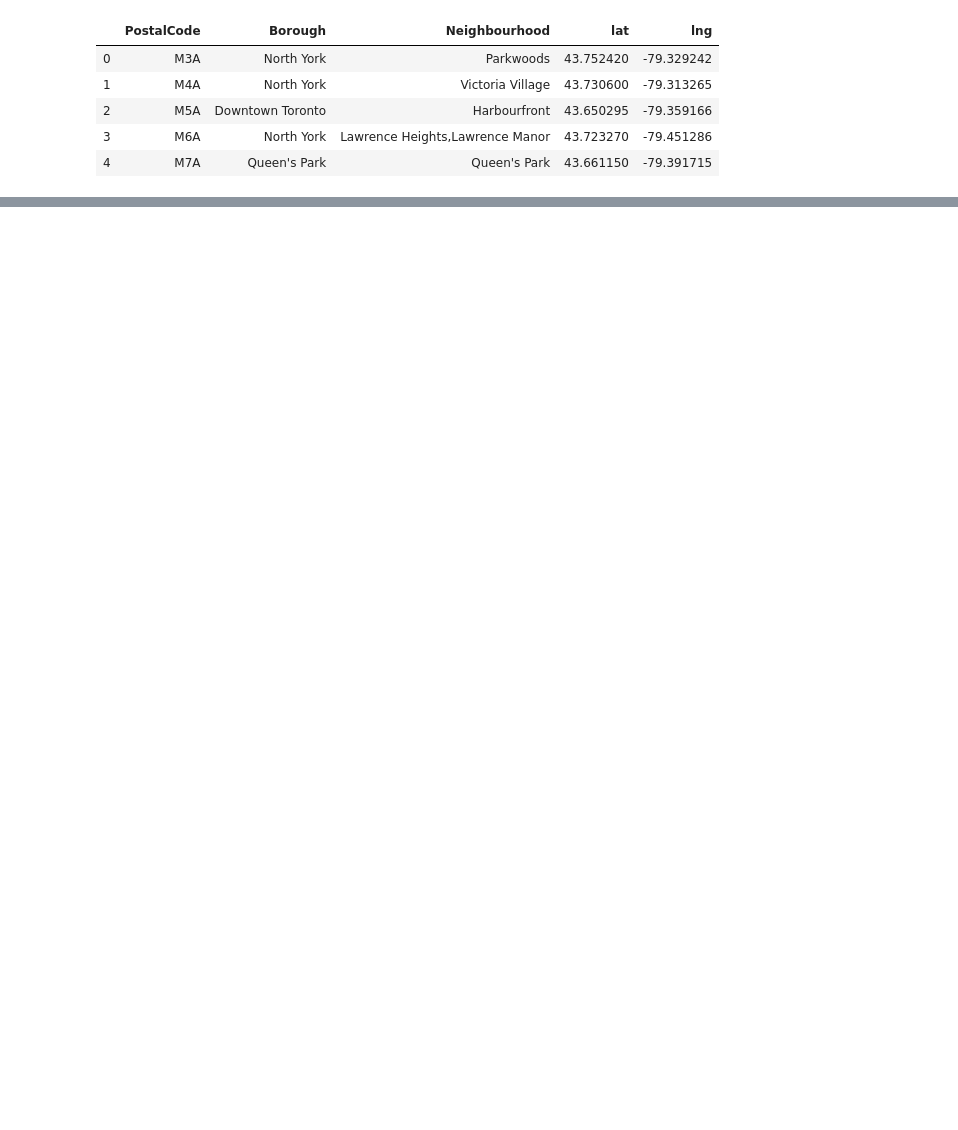
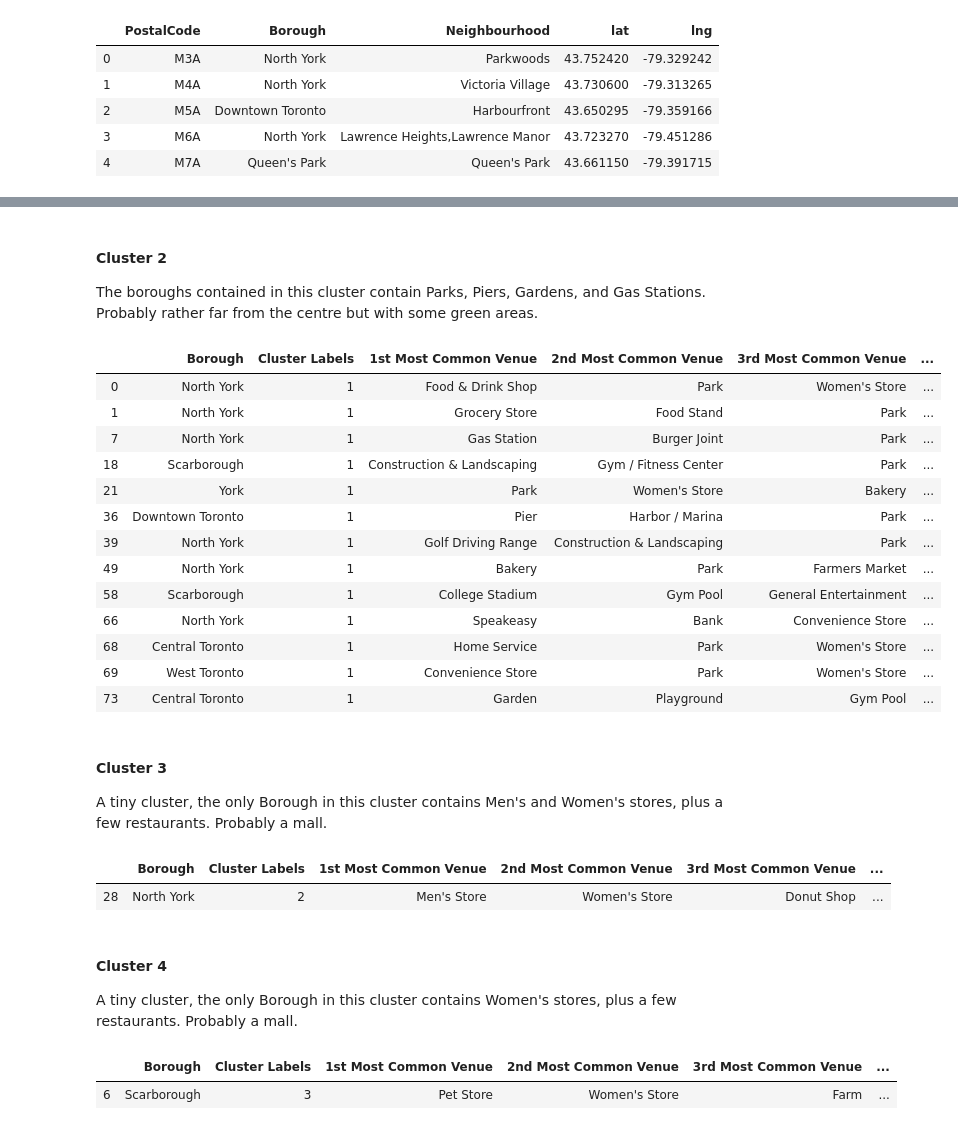
Before and after one commit to cstsrt/Coursera_Capstone, a Jupyter notebook: Toronto neighborhood.ipynb, the cells around one changed output, grey strips where cells are left out. Saved outputs shown, nothing was run; the diff lists cells and outputs as text; code cells hidden in the pictures; blank space fills up the shorter version.

```diff
--- a/Toronto neighborhood.ipynb
+++ b/Toronto neighborhood.ipynb
@@ -193,0 +694,36 @@ toronto_1.head()
+# %% [markdown]
+#### Cluster 2
+The boroughs contained in this cluster contain Parks, Piers, Gardens, and Gas Stations. Probably rather far from the centre but with some green areas.
+# %%
+toronto_merged.loc[toronto_merged['Cluster Labels'] == 1, toronto_merged.columns[[1] + list(range(5, toronto_merged.shape[1]))]]
+# %% [output]
+|  | Borough | Cluster Labels | 1st Most Common Venue | 2nd Most Common Venue | 3rd Most Common Venue | ... |
+| 0 | North York | 1 | Food & Drink Shop | Park | Women's Store | ... |
+| 1 | North York | 1 | Grocery Store | Food Stand | Park | ... |
+| 7 | North York | 1 | Gas Station | Burger Joint | Park | ... |
+| 18 | Scarborough | 1 | Construction & Landscaping | Gym / Fitness Center | Park | ... |
+| 21 | York | 1 | Park | Women's Store | Bakery | ... |
+| 36 | Downtown Toronto | 1 | Pier | Harbor / Marina | Park | ... |
+| 39 | North York | 1 | Golf Driving Range | Construction & Landscaping | Park | ... |
+| 49 | North York | 1 | Bakery | Park | Farmers Market | ... |
+| 58 | Scarborough | 1 | College Stadium | Gym Pool | General Entertainment | ... |
+| 66 | North York | 1 | Speakeasy | Bank | Convenience Store | ... |
+| 68 | Central Toronto | 1 | Home Service | Park | Women's Store | ... |
+| 69 | West Toronto | 1 | Convenience Store | Park | Women's Store | ... |
+| 73 | Central Toronto | 1 | Garden | Playground | Gym Pool | ... |
+# %% [markdown]
+#### Cluster 3
+A tiny cluster, the only Borough in this cluster contains Men's and Women's stores, plus a few restaurants. Probably a mall.
+# %%
+toronto_merged.loc[toronto_merged['Cluster Labels'] == 2, toronto_merged.columns[[1] + list(range(5, toronto_merged.shape[1]))]]
+# %% [output]
+|  | Borough | Cluster Labels | 1st Most Common Venue | 2nd Most Common Venue | 3rd Most Common Venue | ... |
+| 28 | North York | 2 | Men's Store | Women's Store | Donut Shop | ... |
+# %% [markdown]
+#### Cluster 4
+A tiny cluster, the only Borough in this cluster contains Women's stores, plus a few restaurants. Probably a mall.
+# %%
+toronto_merged.loc[toronto_merged['Cluster Labels'] == 3, toronto_merged.columns[[1] + list(range(5, toronto_merged.shape[1]))]]
+# %% [output]
+|  | Borough | Cluster Labels | 1st Most Common Venue | 2nd Most Common Venue | 3rd Most Common Venue | ... |
+| 6 | Scarborough | 3 | Pet Store | Women's Store | Farm | ... |
```
Also changed, not shown: parts of 58 cells of this notebook.
